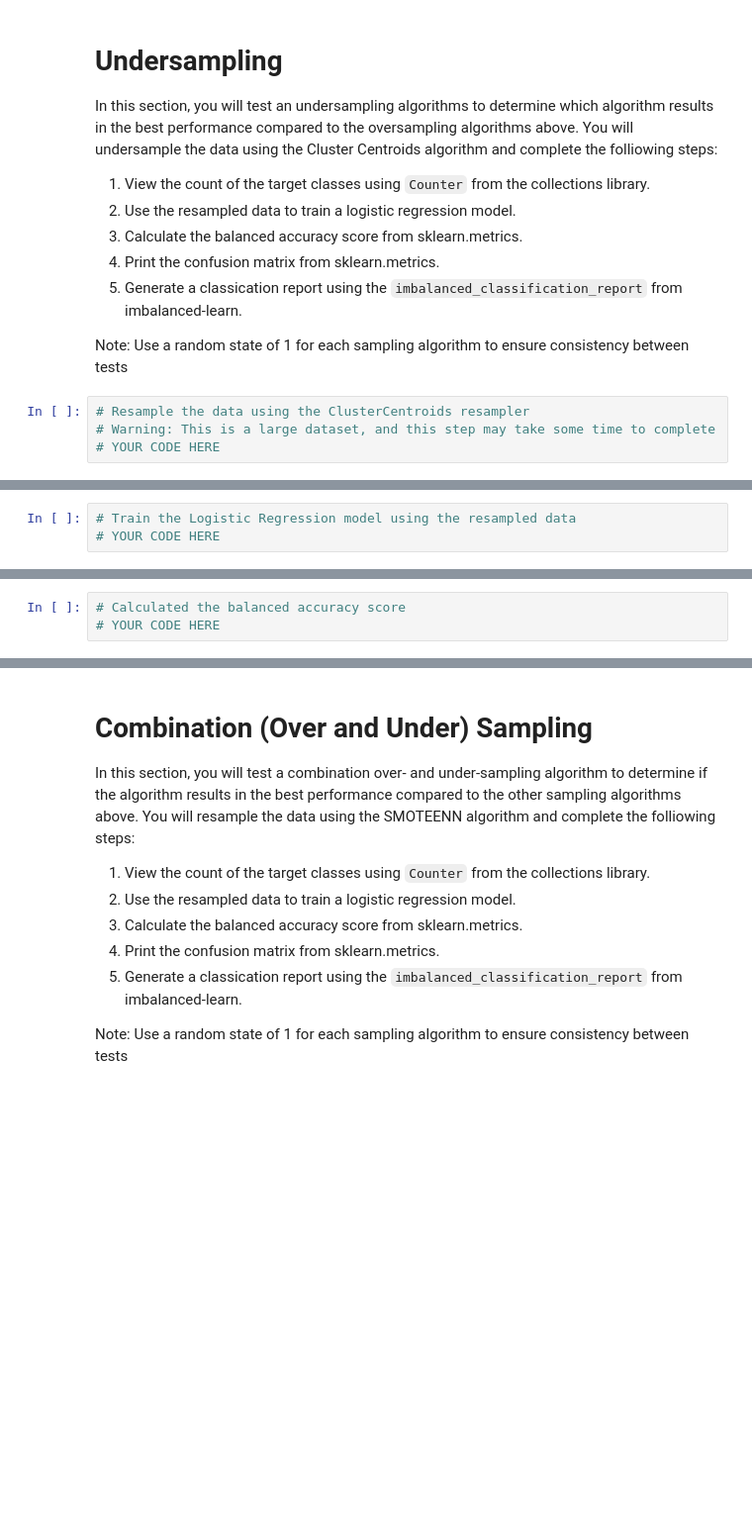
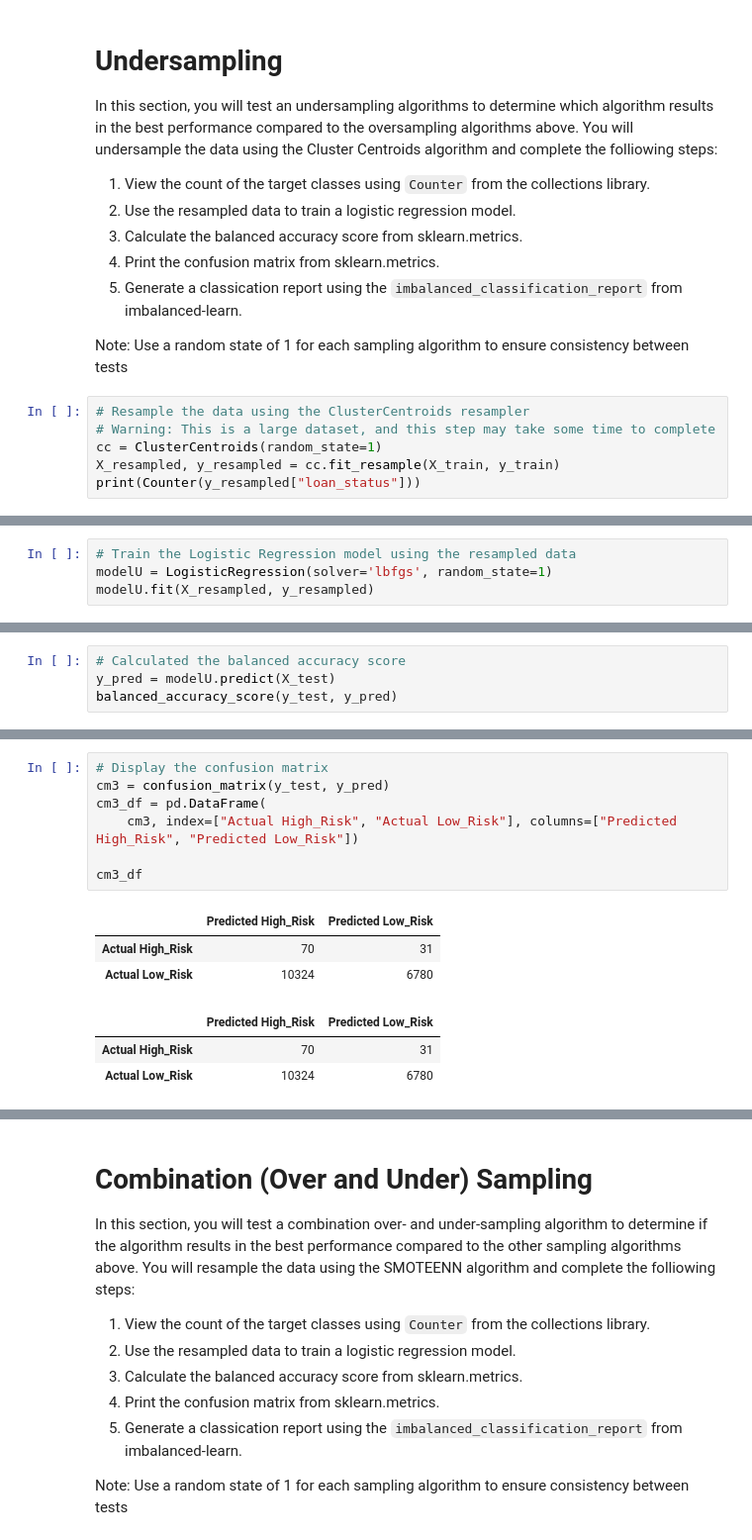
Before and after one commit to DLY79/Credit_Risk_Analysis, a Jupyter notebook: Module-17-Challenge-Resources/credit_risk_resampling.ipynb, the cells around one changed output, grey strips where cells are left out. Shown: that part at 99% size. Cells and saved outputs as stored; diff of their text form; blank space fills up the shorter version.

```diff
--- a/Module-17-Challenge-Resources/credit_risk_resampling.ipynb
+++ b/Module-17-Challenge-Resources/credit_risk_resampling.ipynb
@@ -226,5 +273,7 @@ Note: Use a random state of 1 for each sampling algorithm to ensure consistency
 # %%
 # Resample the data using the ClusterCentroids resampler
 # Warning: This is a large dataset, and this step may take some time to complete
-# YOUR CODE HERE
+cc = ClusterCentroids(random_state=1)
+X_resampled, y_resampled = cc.fit_resample(X_train, y_train)
+print(Counter(y_resampled["loan_status"]))
 # %% [output]
@@ -232,5 +282,6 @@ Counter({'loan_status': 1})
 # %%
 # Train the Logistic Regression model using the resampled data
-# YOUR CODE HERE
+modelU = LogisticRegression(solver='lbfgs', random_state=1)
+modelU.fit(X_resampled, y_resampled)
 # %% [output]
 LogisticRegression(random_state=1)
@@ -237,4 +289,5 @@ LogisticRegression(random_state=1)
 # %%
 # Calculated the balanced accuracy score
-# YOUR CODE HERE
+y_pred = modelU.predict(X_test)
+balanced_accuracy_score(y_test, y_pred)
 # %% [output]
@@ -248,2 +296,16 @@ array([[   68,    33],
+# %%
+# Display the confusion matrix
+cm3 = confusion_matrix(y_test, y_pred)
+cm3_df = pd.DataFrame(
+    cm3, index=["Actual High_Risk", "Actual Low_Risk"], columns=["Predicted High_Risk", "Predicted Low_Risk"])
+
+cm3_df
+# %% [output]
+|  | Predicted High_Risk | Predicted Low_Risk |
+| Actual High_Risk | 70 | 31 |
+| Actual Low_Risk | 10324 | 6780 |
+|  | Predicted High_Risk | Predicted Low_Risk |
+| Actual High_Risk | 70 | 31 |
+| Actual Low_Risk | 10324 | 6780 |
 # %%
 # Print the imbalanced classification report
```
Also changed, not shown: parts of 34 cells of this notebook, 1 other file.
